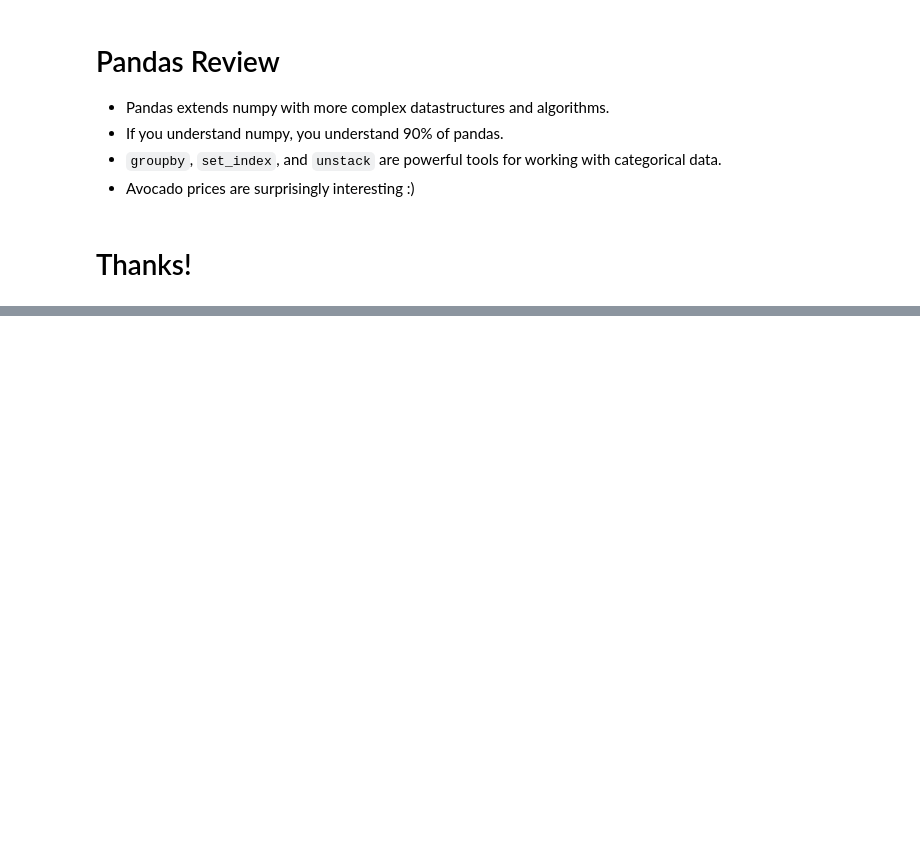
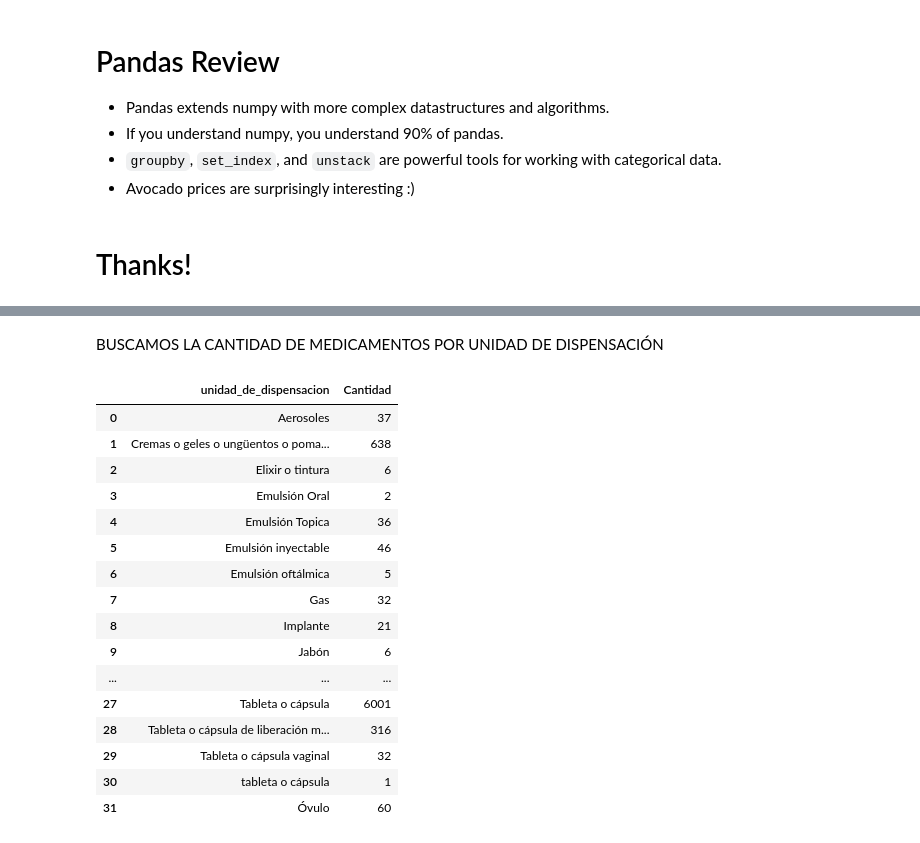
Before and after one commit to Juanfelipepast2/MetNumUN2024I, a Jupyter notebook: jpastranar_Lab2/jpastranar_Lab2.ipynb, the cells around one changed output, grey strips where cells are left out. Saved outputs shown, nothing was run; the diff lists cells and outputs as text; code cells hidden in the pictures; blank space fills up the shorter version.

```diff
--- a/jpastranar_Lab2/jpastranar_Lab2.ipynb
+++ b/jpastranar_Lab2/jpastranar_Lab2.ipynb
@@ -1758,0 +1780,26 @@ ax.set_xticklabels(ax.get_xticklabels(), rotation=45);
+# %% [markdown]
+BUSCAMOS LA CANTIDAD DE MEDICAMENTOS POR UNIDAD DE DISPENSACIÓN
+# %%
+cantidad = medicamentos.groupby(["unidad_de_dispensacion"]).size()
+cantidad
+dfCantidad = (cantidad.reset_index())
+dfCantidad.columns = ["unidad_de_dispensacion", "Cantidad"]
+dfCantidad
+# %% [output]
+|  | unidad_de_dispensacion | Cantidad |
+| 0 | Aerosoles | 37 |
+| 1 | Cremas o geles o ungüentos o poma... | 638 |
+| 2 | Elixir o tintura | 6 |
+| 3 | Emulsión Oral | 2 |
+| 4 | Emulsión Topica | 36 |
+| 5 | Emulsión inyectable | 46 |
+| 6 | Emulsión oftálmica | 5 |
+| 7 | Gas | 32 |
+| 8 | Implante | 21 |
+| 9 | Jabón | 6 |
+| ... | ... | ... |
+| 27 | Tableta o cápsula | 6001 |
+| 28 | Tableta o cápsula de liberación m... | 316 |
+| 29 | Tableta o cápsula vaginal | 32 |
+| 30 | tableta o cápsula | 1 |
+| 31 | Óvulo | 60 |
```
Also changed, not shown: parts of 8 cells of this notebook.
